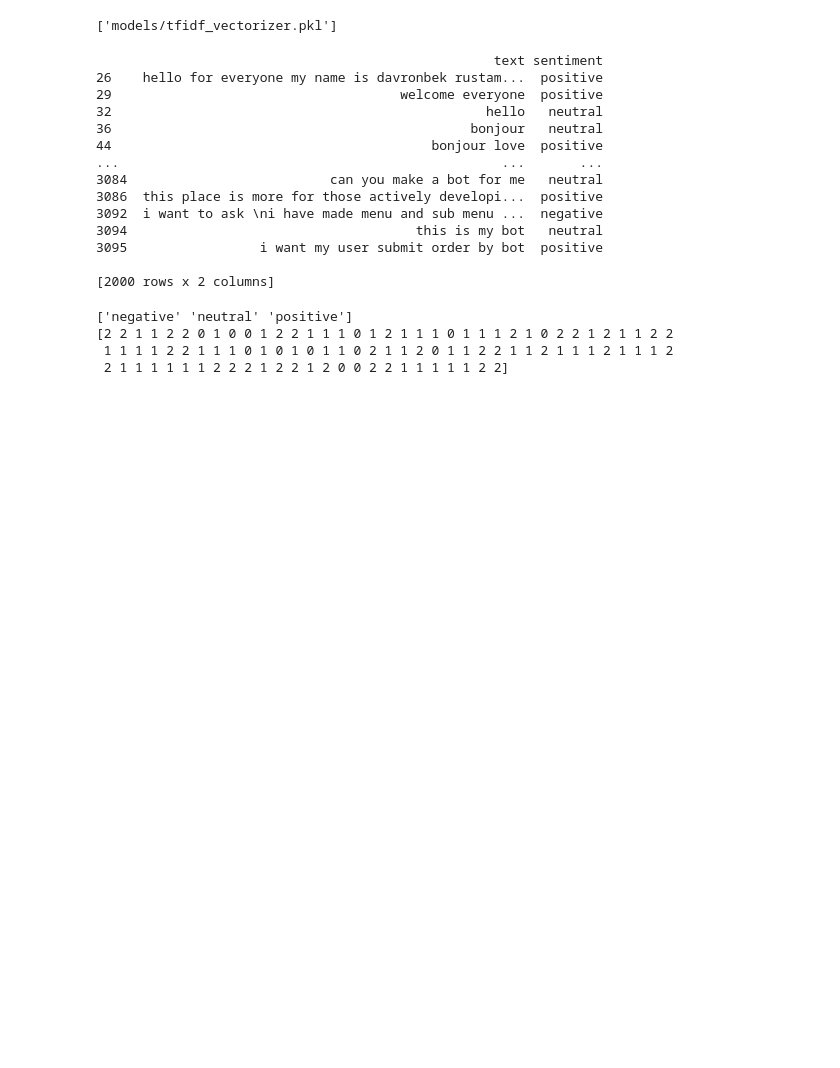
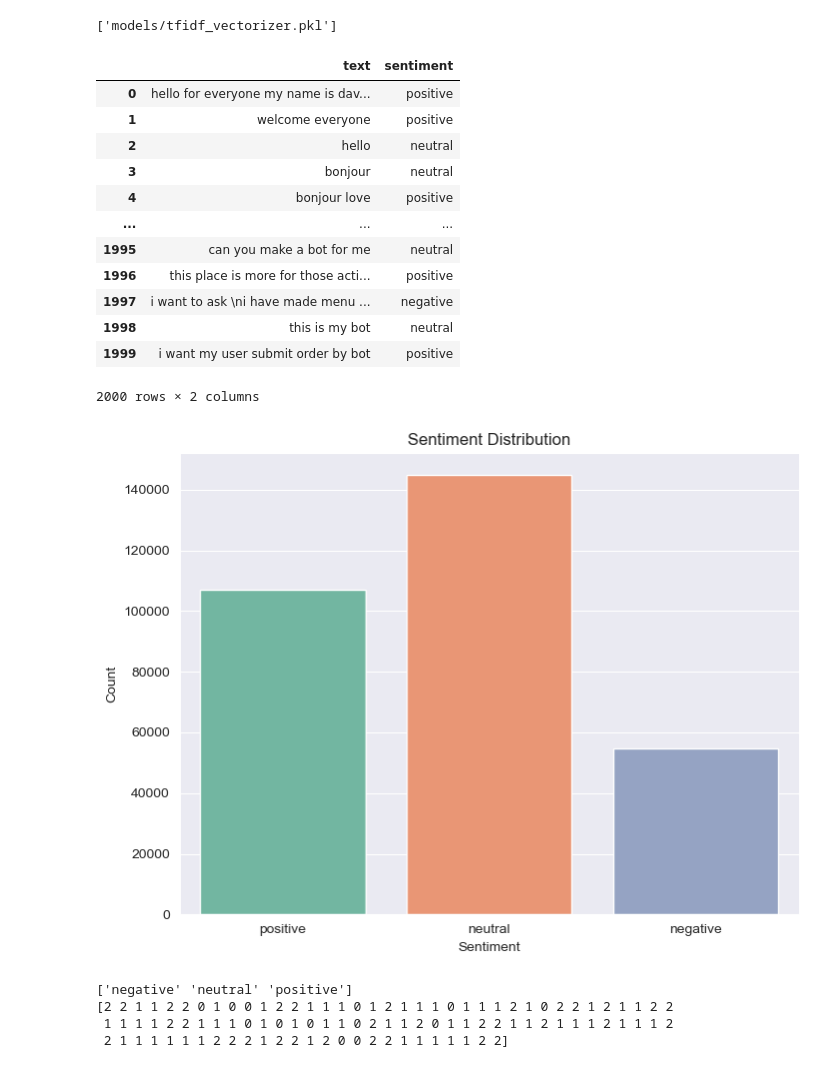
Before and after one commit to Esubaalew/chat-sentiment, a Jupyter notebook: code.ipynb, the cells around one changed output. Cells and saved outputs as stored; diff of their text form; code cells hidden in the pictures; blank space fills up the shorter version.

Commit message:
added dist of the sentiments

```diff
--- a/code.ipynb
+++ b/code.ipynb
@@ -179,0 +180,11 @@ df.head()
+# %%
+# Step 7: Tokenize the text into sentences
+
+from nltk.tokenize import sent_tokenize
+
+df = df['text'].apply(sent_tokenize).explode().reset_index(drop=True)
+
+df = pd.DataFrame(df, columns=['text'])
+
+# Check the result
+df.head()
@@ -196,34 +213,45 @@ joblib.dump(tfidf, 'models/tfidf_vectorizer.pkl')
 (306625, 10000)
 ['models/tfidf_vectorizer.pkl']
 # %%
-# use VADER  for adding sentiment common to the data
+# adding sentiment to the text data
 from vaderSentiment.vaderSentiment import SentimentIntensityAnalyzer
 
-# Initialize the SentimentIntensityAnalyzer
 analyzer = SentimentIntensityAnalyzer()
 
-# Assuming df is your existing DataFrame with 'text' column
+
 df['sentiment'] = df['text'].apply(lambda x: 'positive' if analyzer.polarity_scores(x)['compound'] > 0
                                    else 'negative' if analyzer.polarity_scores(x)['compound'] < 0
                                    else 'neutral')
 
-# Display the first 200 rows of the DataFrame to inspect the sentiment column
-print(df.head(2000))
+
+df.head()
 # %% [output]
+|  | text | sentiment |
+| 0 | hello for everyone my name is dav... | positive |
+| 1 | welcome everyone | positive |
+| 2 | hello | neutral |
+| 3 | bonjour | neutral |
+| 4 | bonjour love | positive |
+| ... | ... | ... |
+| 1995 | can you make a bot for me | neutral |
+| 1996 | this place is more for those acti... | positive |
+| 1997 | i want to ask \ni have made menu ... | negative |
+| 1998 | this is my bot | neutral |
+| 1999 | i want my user submit order by bot | positive |
-                                                   text sentiment
-26    hello for everyone my name is davronbek rustam...  positive
-29                                     welcome everyone  positive
-32                                                hello   neutral
-36                                              bonjour   neutral
-44                                         bonjour love  positive
-...                                                 ...       ...
-3084                          can you make a bot for me   neutral
-3086  this place is more for those actively developi...  positive
-3092  i want to ask \ni have made menu and sub menu ...  negative
-3094                                     this is my bot   neutral
-3095                 i want my user submit order by bot  positive
-
-[2000 rows x 2 columns]
+2000 rows × 2 columns
+# %%
+import matplotlib.pyplot as plt
+import seaborn as sns
+
+# Visualize the sentiment distribution
+plt.figure(figsize=(8,6))
+sns.countplot(x='sentiment', data=df, hue='sentiment', palette='Set2', legend=False)
+plt.title('Sentiment Distribution')
+plt.xlabel('Sentiment')
+plt.ylabel('Count')
+plt.show()
+# %% [output]
+[figure, added]
 # %%
 from sklearn.preprocessing import LabelEncoder
 
```
Also changed, not shown: parts of 4 cells of this notebook.
